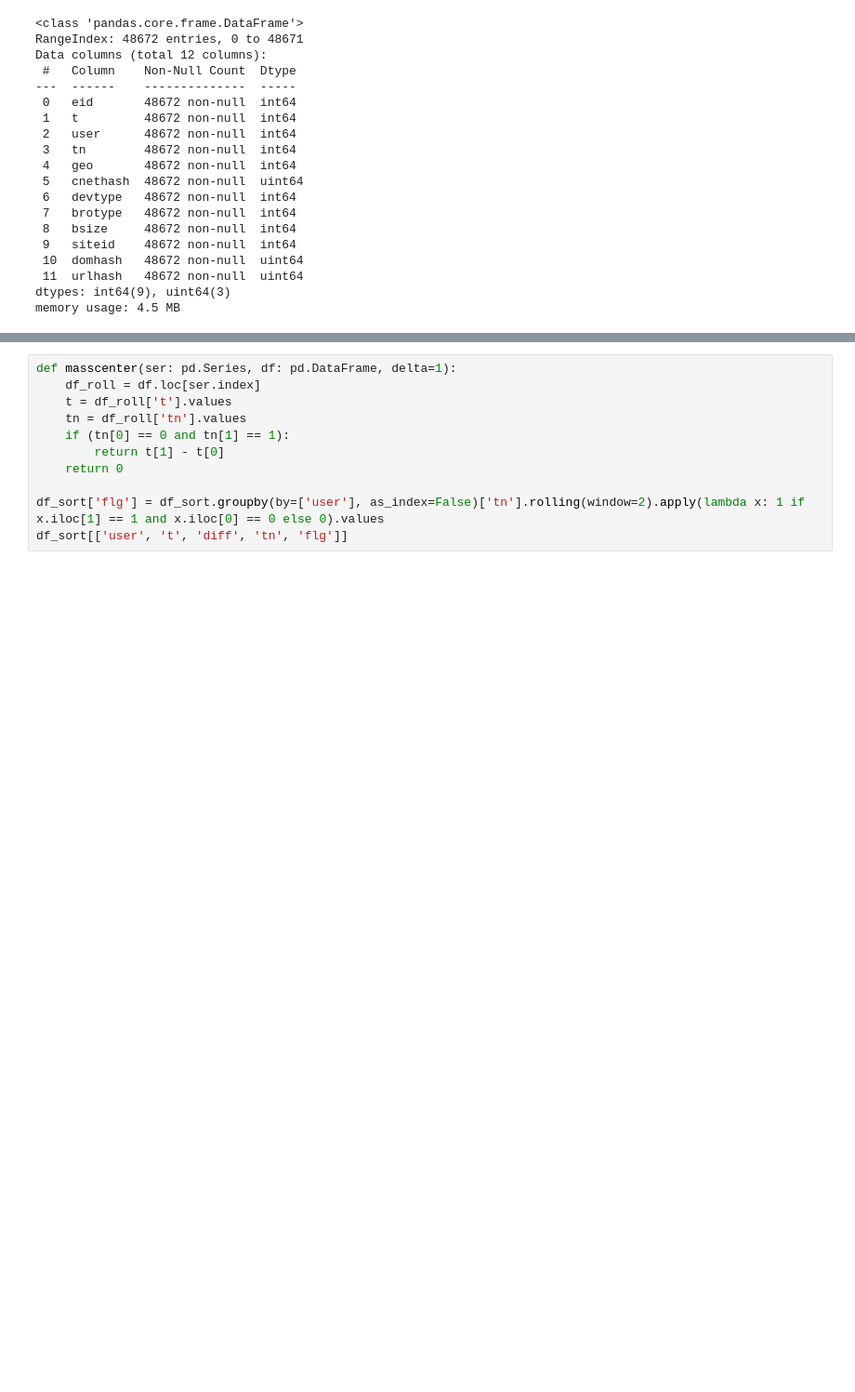
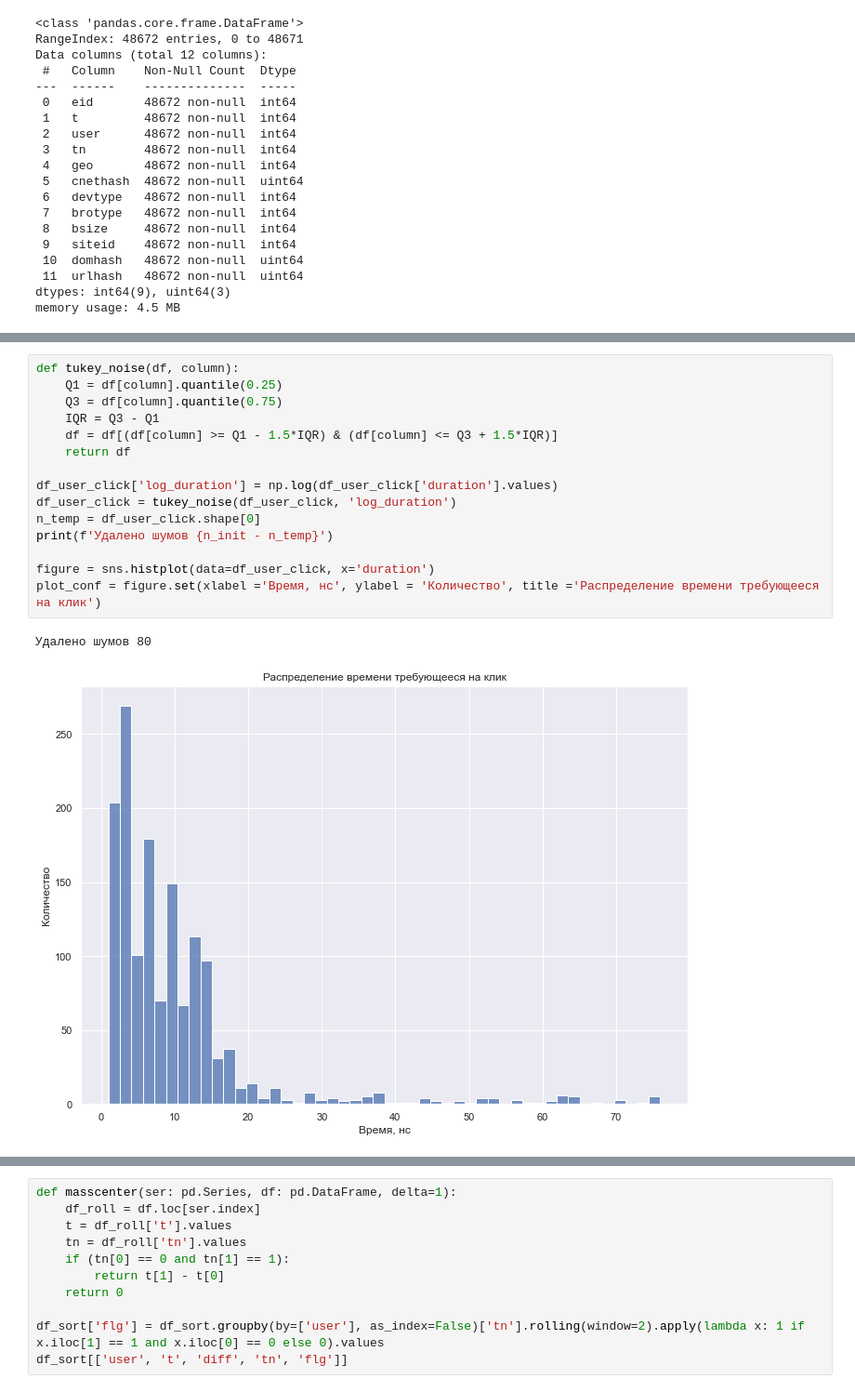
Before and after one commit to AlexeyKurlevsky/traffic-analysis, a Jupyter notebook: notebooks/1. First review.ipynb, the cells around one changed output, grey strips where cells are left out. Shown: that part at 93% size. Cells and saved outputs as stored; diff of their text form; blank space fills up the shorter version.

```diff
--- a/Untitled.ipynb
+++ b/notebooks/1. First review.ipynb
@@ -69,0 +132,18 @@ min(df_sort['t'])
+# %%
+def tukey_noise(df, column):
+    Q1 = df[column].quantile(0.25)
+    Q3 = df[column].quantile(0.75)
+    IQR = Q3 - Q1
+    df = df[(df[column] >= Q1 - 1.5*IQR) & (df[column] <= Q3 + 1.5*IQR)]
+    return df
+
+df_user_click['log_duration'] = np.log(df_user_click['duration'].values)
+df_user_click = tukey_noise(df_user_click, 'log_duration')
+n_temp = df_user_click.shape[0]
+print(f'Удалено шумов {n_init - n_temp}')
+
+figure = sns.histplot(data=df_user_click, x='duration')
+plot_conf = figure.set(xlabel ='Время, нс', ylabel = 'Количество', title ='Распределение времени требующееся на клик')
+# %% [output]
+Удалено шумов 80
+[figure, added]
```
Also changed, not shown: parts of 14 cells of this notebook, 3 other files.
